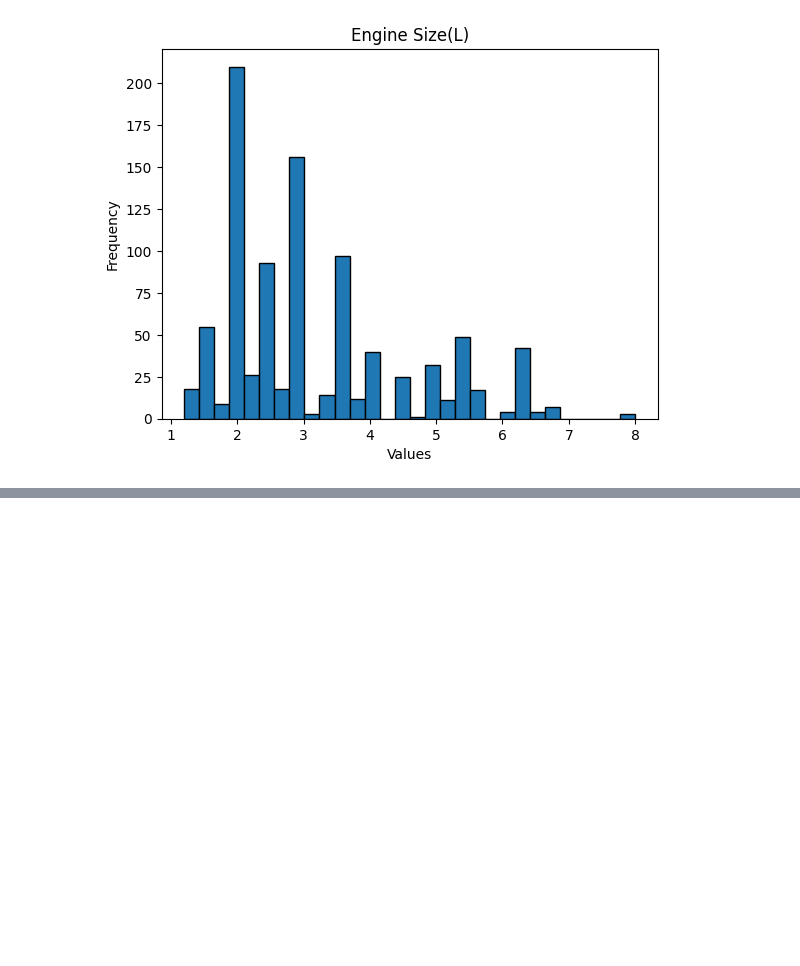
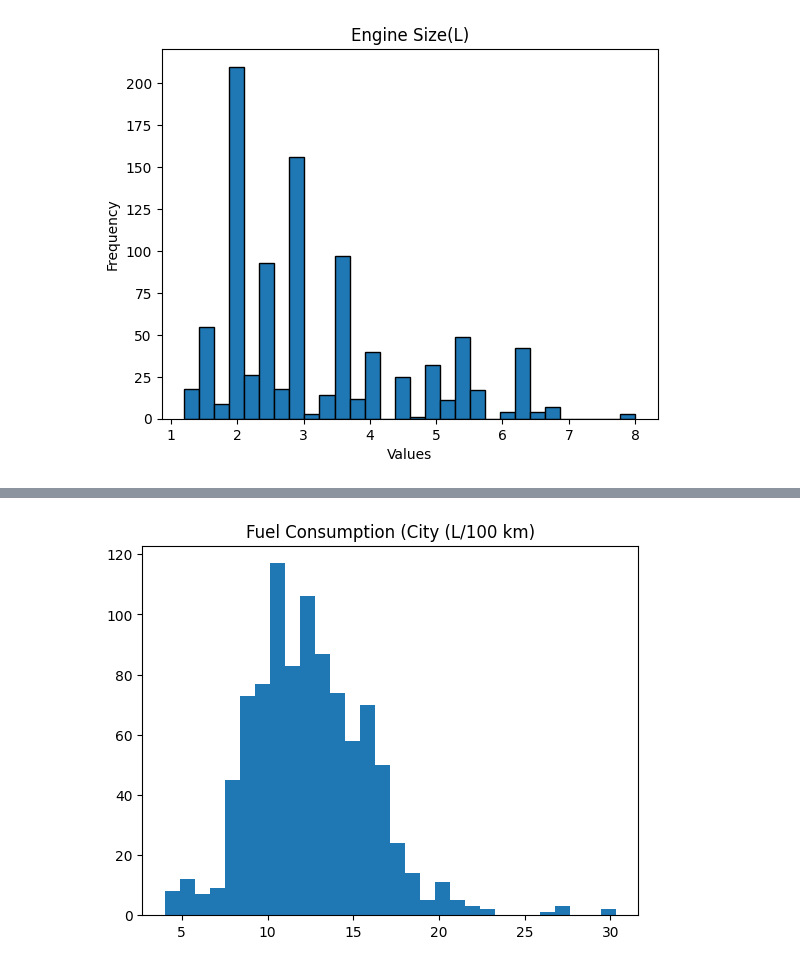
Before and after one commit to SasikaAththanayaka/Linear_Regression_-SLR-_on_Carbondioxide_emission_of_vehicles, a Jupyter notebook: co2_emission_eda.ipynb, the cells around one changed output, grey strips where cells are left out. Drawn from its saved outputs; the diff is of its cells as text; code cells hidden in the pictures; blank space fills up the shorter version.

```diff
--- a/co2_emission_eda.ipynb
+++ b/co2_emission_eda.ipynb
@@ -224,0 +239,6 @@ plt.show()
+# %%
+plt.hist(co2_emission['Fuel Consumption (City (L/100 km)'], bins=30)
+plt.title('Fuel Consumption (City (L/100 km)')
+plt.show()
+# %% [output]
+[figure, added]
```
Also changed, not shown: parts of 17 cells of this notebook.
